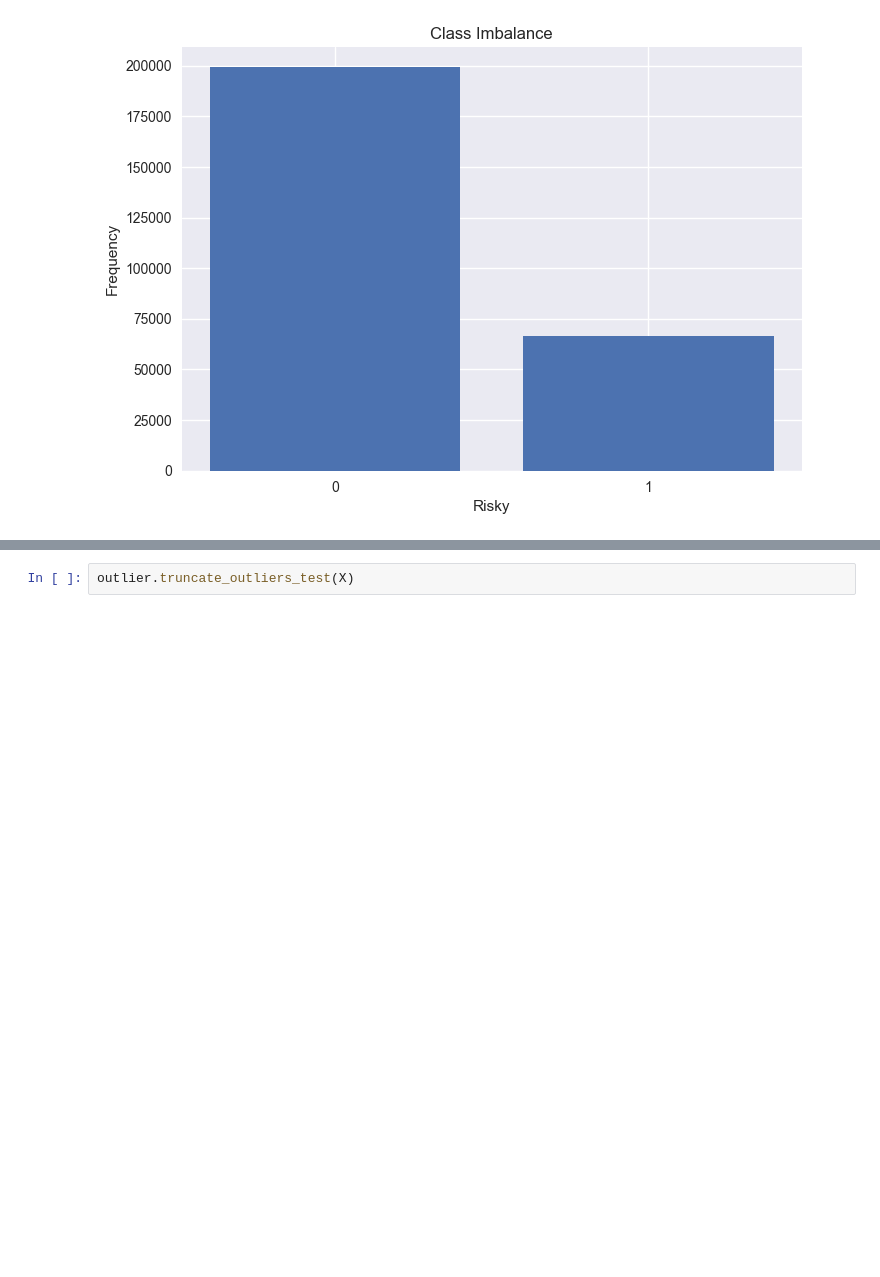
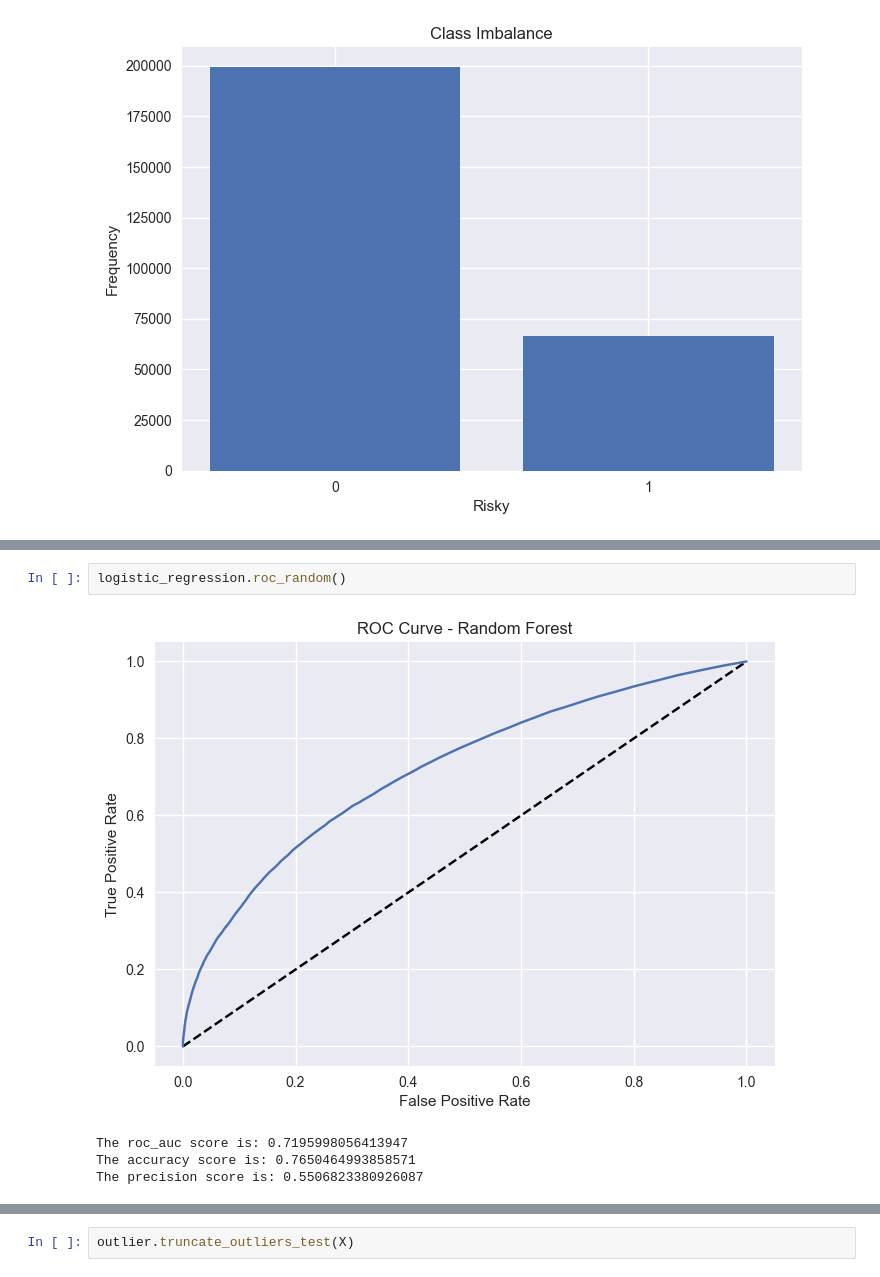
Before and after one commit to Yiannis7918/MDA-Project, a Jupyter notebook: Modelling/Modelling.ipynb, the cells around one changed output, grey strips where cells are left out. Drawn from its saved outputs; the diff is of its cells as text; blank space fills up the shorter version.

```diff
--- a/Modelling/Modelling.ipynb
+++ b/Modelling/Modelling.ipynb
@@ -1460,0 +925,7 @@ interventions.shape
+# %%
+logistic_regression.roc_random()
+# %% [output]
+[figure, added]
+The roc_auc score is: 0.7195998056413947
+The accuracy score is: 0.7650464993858571
+The precision score is: 0.5506823380926087
```
Also changed, not shown: parts of 109 cells of this notebook.
